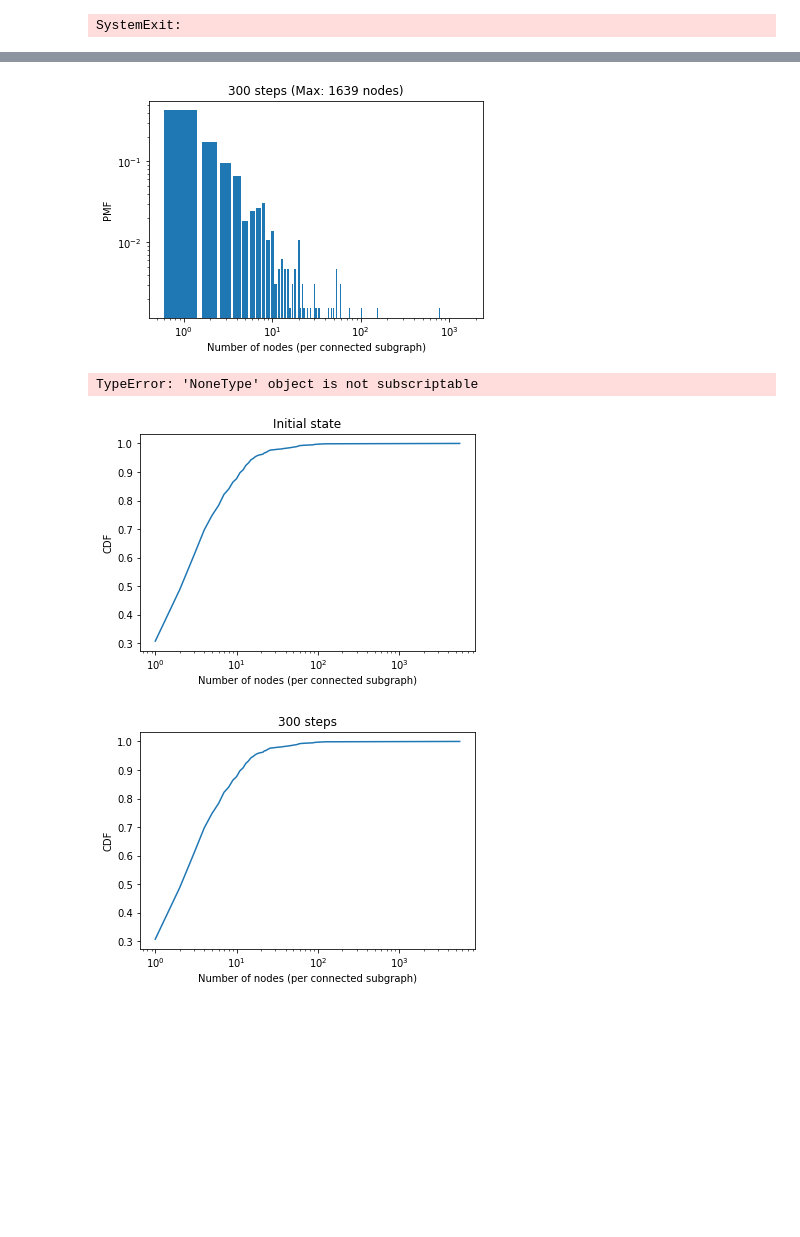
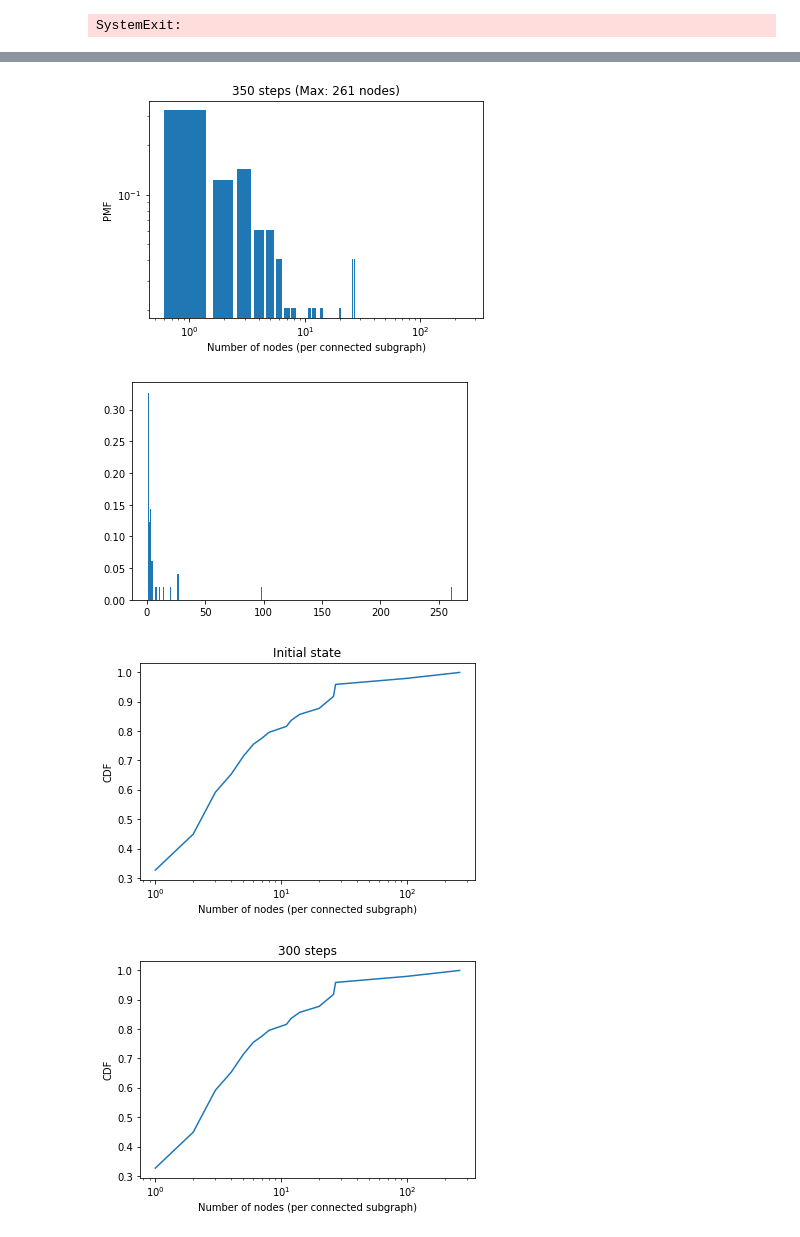
Before and after one commit to danny-kang-dev/ComplexLizards-CA, a Jupyter notebook: code/Results Generator.ipynb, the cells around one changed output, grey strips where cells are left out. Cells and saved outputs as stored; diff of their text form; code cells hidden in the pictures; blank space fills up the shorter version.

```diff
--- a/code/Results Generator.ipynb
+++ b/code/Results Generator.ipynb
@@ -12,5 +15,6 @@ SystemExit:
 draw_pmf(helpers.manukyan, 0)
 # %%
 # This graph shows the size of connected subgraphs over time steps
-G = convert_graph_draw(hexmap, steps=300)
+hexmap = HexMap(width=25, height=25)
+G = convert_graph_draw(hexmap, steps=350)
 # %% [output]
@@ -28,16 +32,16 @@ TypeError: 'NoneType' object is not subscriptable
 # %%
 # pmf of number of nodes after 300 steps
-plot_graph_pmf(G,300)
+plot_graph_pmf(G,350)
 # %% [output]
-[figure, old version]
+[figure, new version]
-TypeError: 'NoneType' object is not subscriptable
+[figure, added]
 # %%
 # Initial cdf of number of nodes
 plot_graph_cdf(G, 0)
 # %% [output]
-[figure, old version]
+[figure, new version]
 # %%
-cdf of number of nodes after 300 steps
+# cdf of number of nodes after 300 steps
 plot_graph_cdf(G, 300)
 # %% [output]
-[figure, old version]
+[figure, new version]
```
Also changed, not shown: parts of 3 cells of this notebook, 1 other file.
